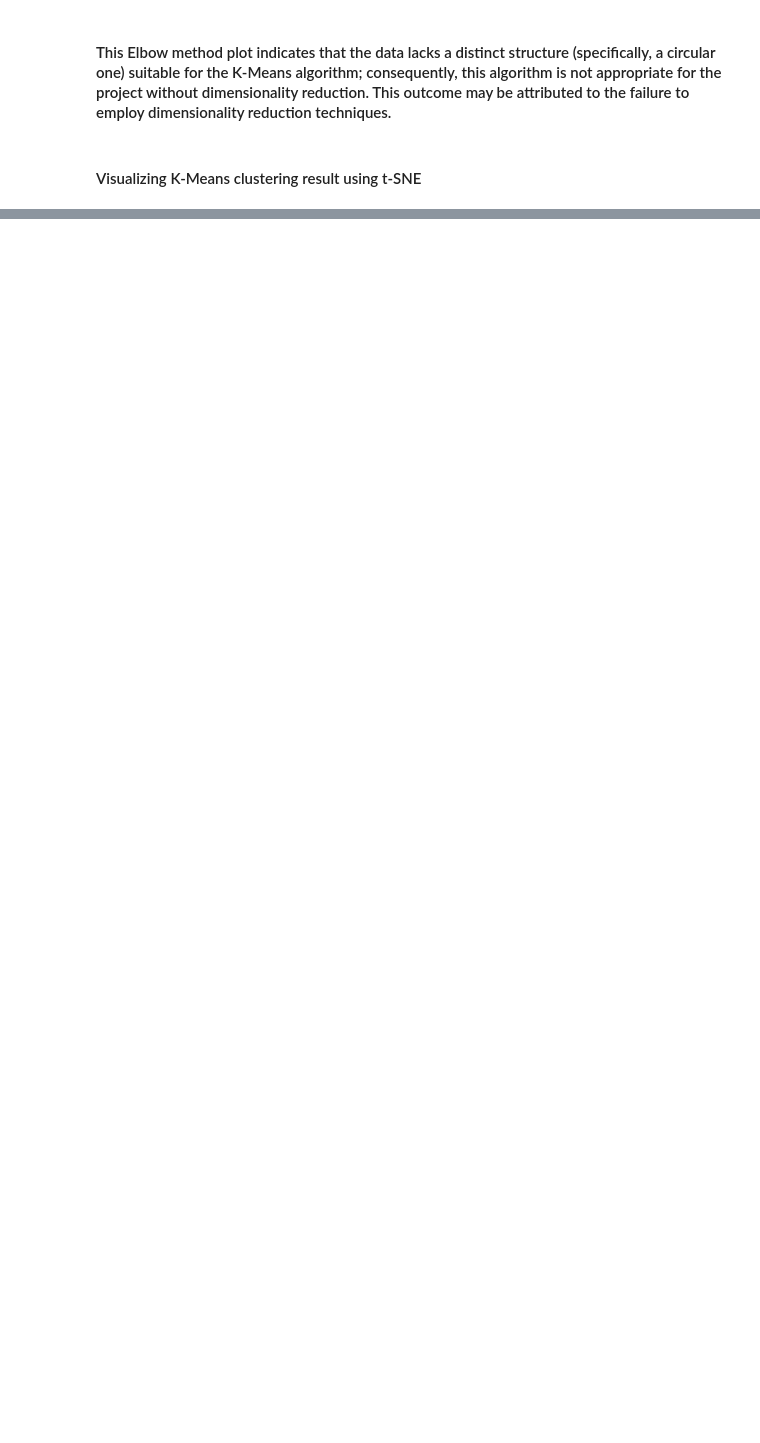
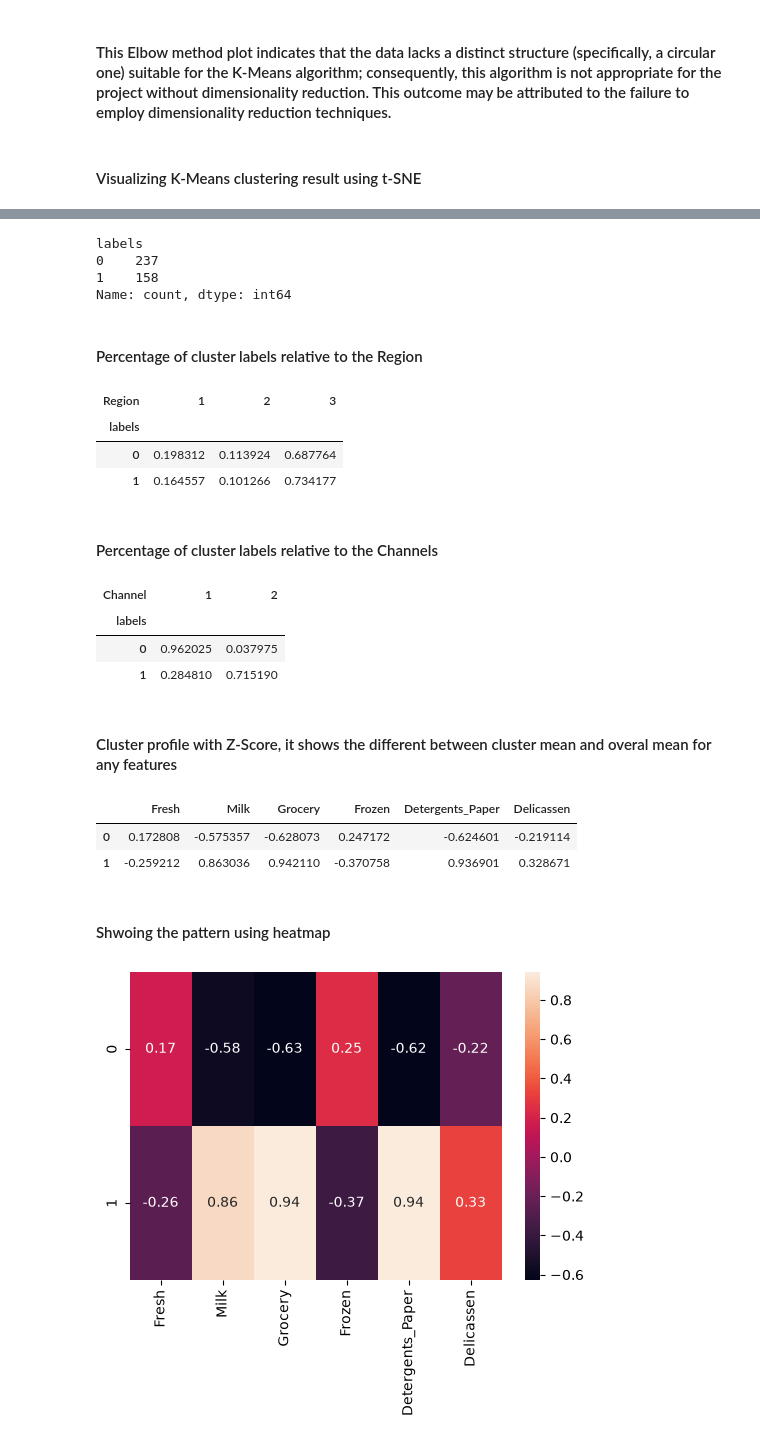
Before and after one commit to MohammadNasrollahiCE/Customer-Segmentation-Using-Clustering, a Jupyter notebook: notebooks/03_kmeans.ipynb, the cells around one changed output, grey strips where cells are left out. Drawn from its saved outputs; the diff is of its cells as text; code cells hidden in the pictures; blank space fills up the shorter version.

```diff
--- a/notebooks/03_kmeans.ipynb
+++ b/notebooks/03_kmeans.ipynb
@@ -103,0 +106,3 @@ Text(0.5, 1.0, 'K-Means Clustering')
+# %%
+df_exp = df.copy()
+df_exp['labels'] = labels
@@ -103,0 +120,45 @@ Text(0.5, 1.0, 'K-Means Clustering')
+# %%
+cluster_size = df_exp['labels'].value_counts().sort_index()
+cluster_size
+# %% [output]
+labels
+0    237
+1    158
+Name: count, dtype: int64
+# %% [markdown]
+#### Percentage of cluster labels relative to the Region
+# %%
+pd.crosstab(df_exp['labels'], df_exp['Region'], normalize= 'index')
+# %% [output]
+| Region | 1 | 2 | 3 |
+| labels |  |  |  |
+| 0 | 0.198312 | 0.113924 | 0.687764 |
+| 1 | 0.164557 | 0.101266 | 0.734177 |
+# %% [markdown]
+#### Percentage of cluster labels relative to the Channels
+# %%
+pd.crosstab(df_exp['labels'], df_exp['Channel'], normalize="index")
+# %% [output]
+| Channel | 1 | 2 |
+| labels |  |  |
+| 0 | 0.962025 | 0.037975 |
+| 1 | 0.284810 | 0.715190 |
+# %% [markdown]
+#### Cluster profile with Z-Score, it shows the different between cluster mean and overal mean for any features
+# %%
+df_Z = pd.DataFrame(index=sorted(df_exp['labels'].unique()))
+
+for feature in features:
+    cluster_mean = df_exp.groupby('labels')[feature].mean()
+    overall_mean = df_exp[feature].mean()
+    overall_std = df_exp[feature].std()
+
+    df_Z[feature] = (cluster_mean - overall_mean) / overall_std
+
+df_Z
+# %% [output]
+|  | Fresh | Milk | Grocery | Frozen | Detergents_Paper | Delicassen |
+| 0 | 0.172808 | -0.575357 | -0.628073 | 0.247172 | -0.624601 | -0.219114 |
+| 1 | -0.259212 | 0.863036 | 0.942110 | -0.370758 | 0.936901 | 0.328671 |
+# %% [markdown]
+#### Shwoing the pattern using heatmap
@@ -104,3 +168,11 @@ Text(0.5, 1.0, 'K-Means Clustering')
+# %%
+plt.figure(figsize= (6 , 4))
+
+sns.heatmap(data= df_Z, annot= True, fmt= '.2f')
+
+plt.show()
+# %% [output]
+[figure, added]
 # %% [markdown]
 ## Conclusion
 
```
Also changed, not shown: parts of 9 cells of this notebook.
